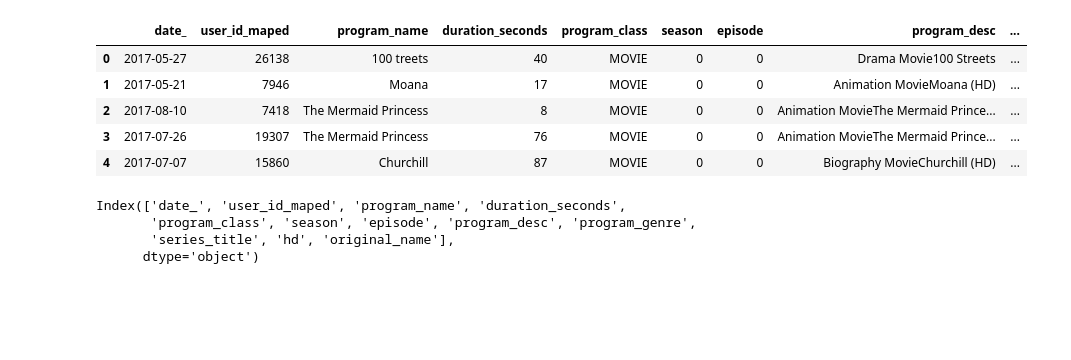
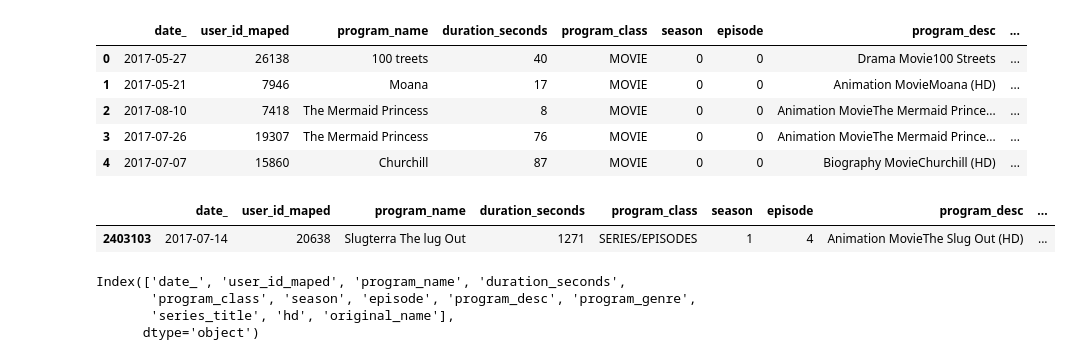
Before and after one commit to dinaa-kh/STC-tv-EDA-reacommendation-system, a Jupyter notebook: src/stc-eda.ipynb, the cells around one changed output. Saved outputs shown, nothing was run; the diff lists cells and outputs as text; code cells hidden in the pictures; blank space fills up the shorter version.

```diff
--- a/src/stc-eda.ipynb
+++ b/src/stc-eda.ipynb
@@ -20,6 +22,11 @@ df.head()
 | 2 | 2017-08-10 | 7418 | The Mermaid Princess | 8 | MOVIE | 0 | 0 | Animation MovieThe Mermaid Prince... | ... |
 | 3 | 2017-07-26 | 19307 | The Mermaid Princess | 76 | MOVIE | 0 | 0 | Animation MovieThe Mermaid Prince... | ... |
 | 4 | 2017-07-07 | 15860 | Churchill | 87 | MOVIE | 0 | 0 | Biography MovieChurchill (HD) | ... |
+# %%
+df.sample()
+# %% [output]
+|  | date_ | user_id_maped | program_name | duration_seconds | program_class | season | episode | program_desc | ... |
+| 2403103 | 2017-07-14 | 20638 | Slugterra The lug Out | 1271 | SERIES/EPISODES | 1 | 4 | Animation MovieThe Slug Out (HD) | ... |
 # %%
 stc.columns
 # %% [output]
```
Also changed, not shown: parts of 3 cells of this notebook, 3 other files.
